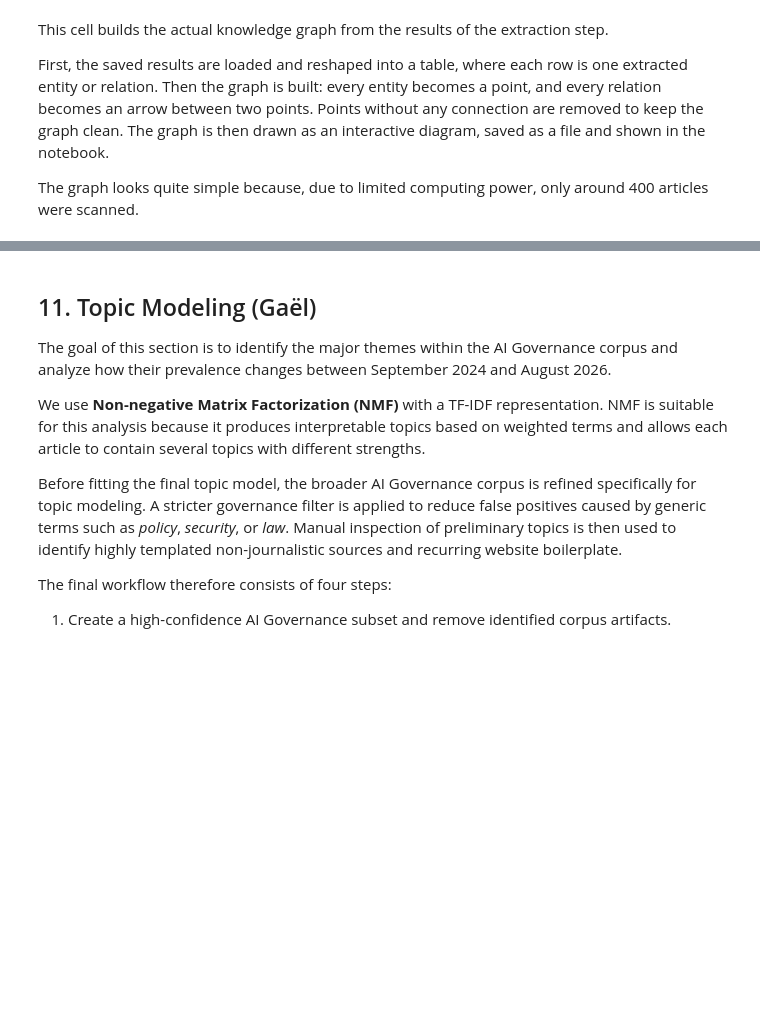
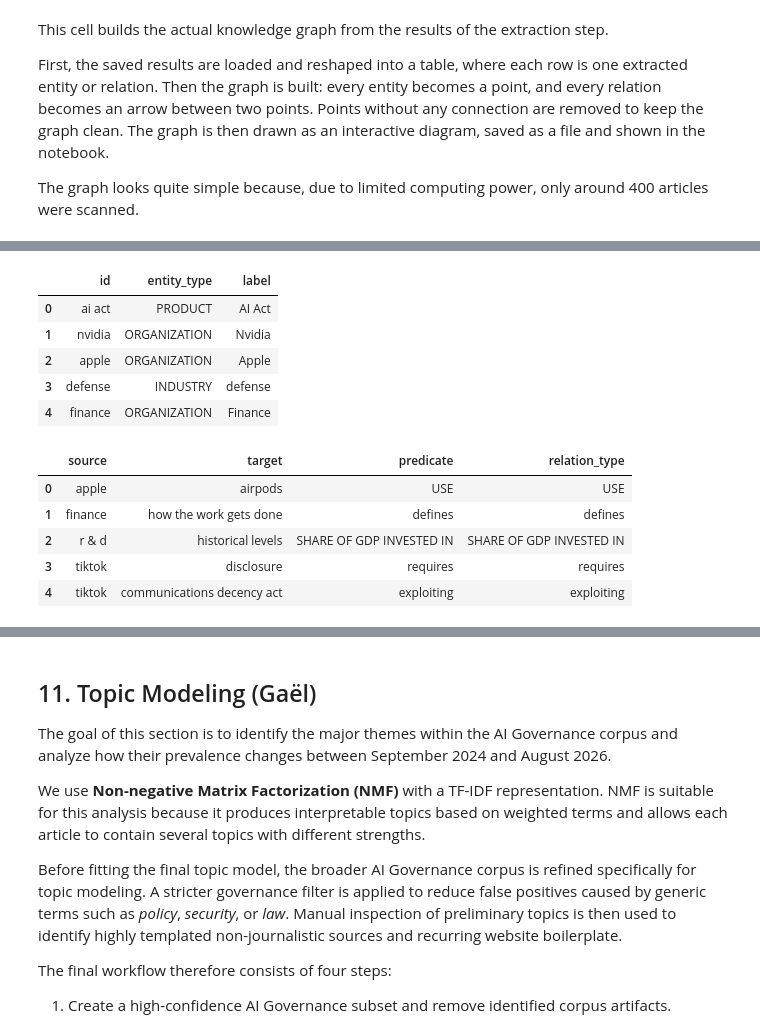
Before and after one commit to Pascingo/CTA-media-analysis, a Jupyter notebook: 01_Stage1_CLT.ipynb, the cells around one changed output, grey strips where cells are left out. Saved outputs shown, nothing was run; the diff lists cells and outputs as text; code cells hidden in the pictures; blank space fills up the shorter version.

Commit message:
einige Optimierungen. besonders das normalisieren des LAngextract für den KG und das exportieren in ein CSV

```diff
--- a/01_Stage1_CLT.ipynb
+++ b/01_Stage1_CLT.ipynb
@@ -1983,7 +1991,7 @@ dtype: object
 KG = nx.MultiDiGraph()
 
 # Punkte in Spaltennamen entfernen, damit itertuples() sie als Attribute anbietet
-lx_kg = lx_extractions.rename(columns=lambda c: c.replace("attributes.", ""))
+lx_kg = lx_extractions
 
 entities  = lx_kg[lx_kg["class"] == "entity"].dropna(subset=["text", "entity_type"])
 relations = lx_kg[lx_kg["class"] == "relationship"].dropna(
@@ -1991,10 +1999,10 @@ relations = lx_kg[lx_kg["class"] == "relationship"].dropna(
 )
 
 for row in entities.itertuples():
-    KG.add_node(row.text, entity_type=row.entity_type)
+    KG.add_node(row.entity_key, entity_type=row.entity_type, label = row.text)
 
 for row in relations.itertuples():
-    KG.add_edge(row.subject, row.object, key=row.predicate, relation_type=row.predicate)
+    KG.add_edge(row.subject_key, row.object_key, key=row.predicate, relation_type=row.predicate)
 
 print(f"Übersprungene Relationen: {(lx_kg['class'] == 'relationship').sum() - len(relations)}")
 
@@ -2028,3 +2036,64 @@ This cell builds the actual knowledge graph from the results of the extraction s
 First, the saved results are loaded and reshaped into a table, where each row is one extracted entity or relation. Then the graph is built: every entity becomes a point, and every relation becomes an arrow between two points. Points without any connection are removed to keep the graph clean. The graph is then drawn as an interactive diagram, saved as a file and shown in the notebook.
 
 The graph looks quite simple because, due to limited computing power, only around 400 articles were scanned.
+# %%
+# --- Export of the knowledge graph ----------------------------------------
+
+KG_NODES_FILE   = os.path.join(DATA_FOLDER, "kg_nodes.csv")
+KG_EDGES_FILE   = os.path.join(DATA_FOLDER, "kg_edges.csv")
+KG_GRAPHML_FILE = os.path.join(DATA_FOLDER, "knowledge_graph.graphml")
+KG_JSON_FILE    = os.path.join(DATA_FOLDER, "knowledge_graph.json")
+
+
+# 1. Node and edge tables as CSV (readable in Excel, pandas, Gephi, Neo4j)
+kg_nodes_df = pd.DataFrame(
+    [{"id": node, **data} for node, data in KG.nodes(data=True)]
+)
+kg_edges_df = pd.DataFrame(
+    [
+        {"source": source, "target": target, "predicate": key, **data}
+        for source, target, key, data in KG.edges(keys=True, data=True)
+    ]
+)
+
+kg_nodes_df.to_csv(KG_NODES_FILE, index=False)
+kg_edges_df.to_csv(KG_EDGES_FILE, index=False)
+
+
+# 2. GraphML (standard graph format, e.g. for Gephi or Cytoscape)
+#    GraphML only accepts simple values, so everything else is converted to text
+def to_simple_value(value):
+    if isinstance(value, (bool, int, float, str)):
+        return value
+    return str(value)
+
+KG_export = nx.MultiDiGraph()
+for node, data in KG.nodes(data=True):
+    KG_export.add_node(
+        str(node),
+        **{k: to_simple_value(v) for k, v in data.items() if pd.notna(v)}
+    )
+for source, target, key, data in KG.edges(keys=True, data=True):
+    KG_export.add_edge(
+        str(source), str(target), key=str(key),
+        **{k: to_simple_value(v) for k, v in data.items() if pd.notna(v)}
+    )
+
+nx.write_graphml(KG_export, KG_GRAPHML_FILE)
+
+
+# 3. JSON (node-link format, e.g. for web visualizations)
+with open(KG_JSON_FILE, "w", encoding="utf-8") as f:
+    json.dump(nx.node_link_data(KG_export), f, ensure_ascii=False, indent=2)
+
+
+# 4. Check: the exported graph can be loaded again and is complete
+KG_reloaded = nx.read_graphml(KG_GRAPHML_FILE)
+
+print(f"Original: {KG.number_of_nodes()} nodes, {KG.number_of_edges()} edges")
+print(f"Reloaded: {KG_reloaded.number_of_nodes()} nodes, {KG_reloaded.number_of_edges()} edges")
+print(f"\nSaved:\n{KG_NODES_FILE}\n{KG_EDGES_FILE}\n{KG_GRAPHML_FILE}\n{KG_JSON_FILE}")
+
+display(kg_nodes_df.head())
+display(kg_edges_df.head())
+# %% [output]
@@ -2030,0 +2108,12 @@ The graph looks quite simple because, due to limited computing power, only aroun
+|  | id | entity_type | label |
+| 0 | ai act | PRODUCT | AI Act |
+| 1 | nvidia | ORGANIZATION | Nvidia |
+| 2 | apple | ORGANIZATION | Apple |
+| 3 | defense | INDUSTRY | defense |
+| 4 | finance | ORGANIZATION | Finance |
+|  | source | target | predicate | relation_type |
+| 0 | apple | airpods | USE | USE |
+| 1 | finance | how the work gets done | defines | defines |
+| 2 | r & d | historical levels | SHARE OF GDP INVESTED IN | SHARE OF GDP INVESTED IN |
+| 3 | tiktok | disclosure | requires | requires |
+| 4 | tiktok | communications decency act | exploiting | exploiting |
```
Also changed, not shown: parts of 8 cells of this notebook.
